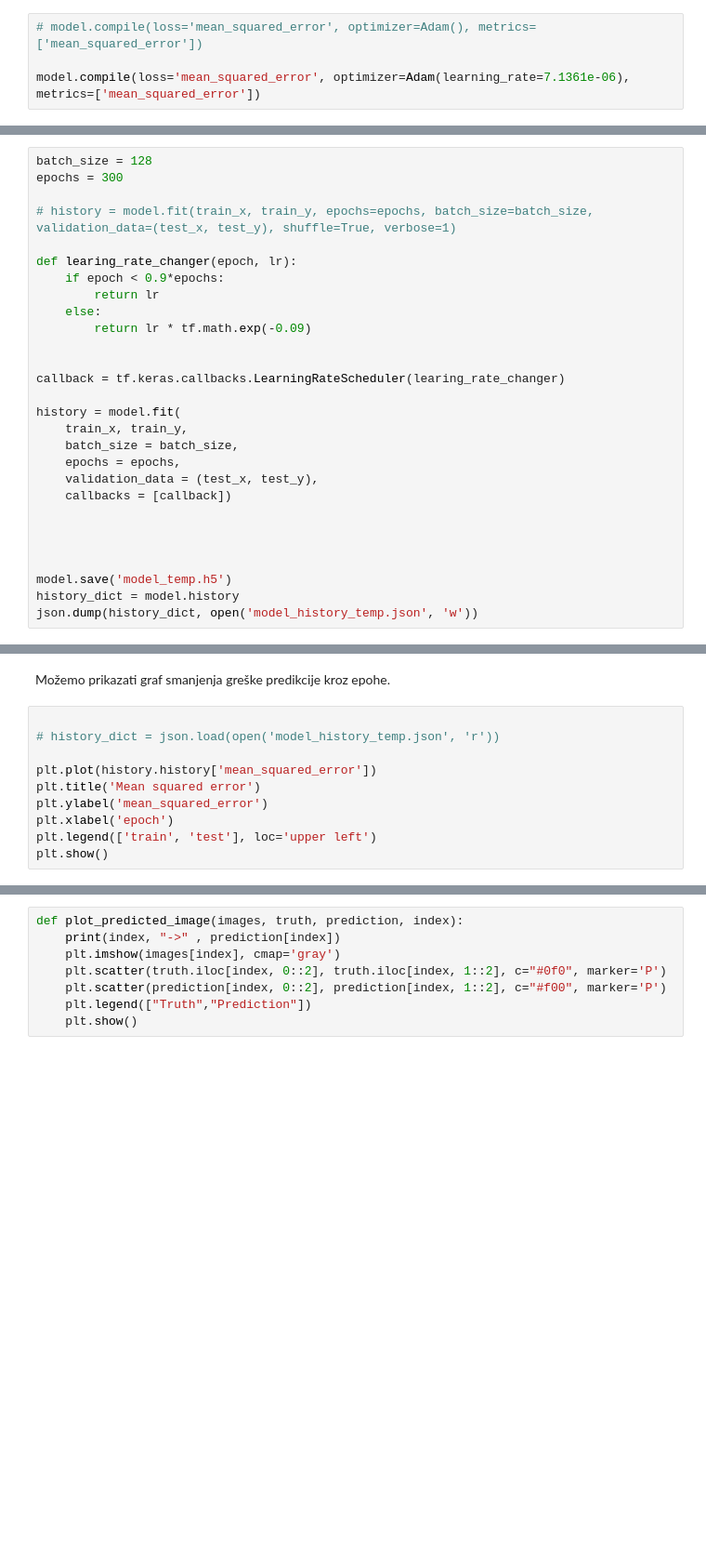
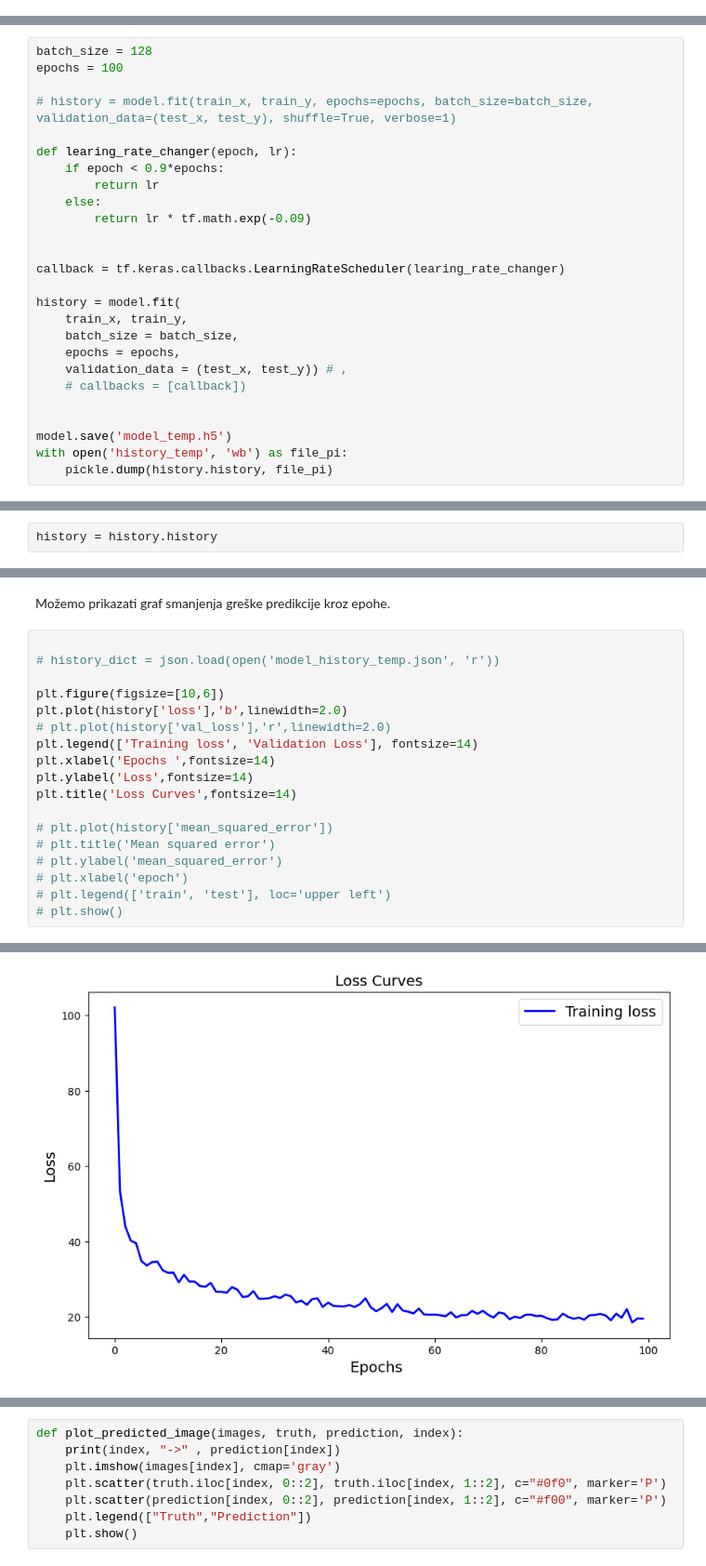
Before and after one commit to tonipolanec/Facial-landmarks-detection-system, a Jupyter notebook: code/project_progress.ipynb, the cells around one changed output, grey strips where cells are left out. Shown at 93% size. Cells and saved outputs as stored; diff of their text form; blank space fills up the shorter version.

```diff
--- a/code/project_progress.ipynb
+++ b/code/project_progress.ipynb
@@ -490,10 +495,6 @@ Total params: 4,829,526
 Trainable params: 4,829,332
 Non-trainable params: 194
 _________________________________________________________________
-# %%
-# model.compile(loss='mean_squared_error', optimizer=Adam(), metrics=['mean_squared_error'])
-
-model.compile(loss='mean_squared_error', optimizer=Adam(learning_rate=7.1361e-06), metrics=['mean_squared_error'])
 # %% [markdown]
 ### Model visualisation
 # %%
@@ -529,6 +528,6 @@ ValueError: ANN Visualizer: Layer not supported for visualizing
 # %%
 batch_size = 128
-epochs = 300
+epochs = 100
 
 # history = model.fit(train_x, train_y, epochs=epochs, batch_size=batch_size, validation_data=(test_x, test_y), shuffle=True, verbose=1)
 
@@ -545,13 +544,11 @@ history = model.fit(
     train_x, train_y,
     batch_size = batch_size,
     epochs = epochs,
-    validation_data = (test_x, test_y),
-    callbacks = [callback])
-
-
+    validation_data = (test_x, test_y)) # ,
+    # callbacks = [callback])
 
 
 model.save('model_temp.h5')
-history_dict = model.history
-json.dump(history_dict, open('model_history_temp.json', 'w'))
+with open('history_temp', 'wb') as file_pi:
+    pickle.dump(history.history, file_pi)
 # %% [output]
@@ -567,2 +581,4 @@ model = load_model('model_300epochs_128batch.h5')
+# %%
+history = history.history
 # %% [markdown]
 ---
@@ -572,10 +593,18 @@ Možemo prikazati graf smanjenja greške predikcije kroz epohe.
 
 # history_dict = json.load(open('model_history_temp.json', 'r'))
 
-plt.plot(history.history['mean_squared_error'])
-plt.title('Mean squared error')
-plt.ylabel('mean_squared_error')
-plt.xlabel('epoch')
-plt.legend(['train', 'test'], loc='upper left')
-plt.show()
+plt.figure(figsize=[10,6])
+plt.plot(history['loss'],'b',linewidth=2.0)
+# plt.plot(history['val_loss'],'r',linewidth=2.0)
+plt.legend(['Training loss', 'Validation Loss'], fontsize=14)
+plt.xlabel('Epochs ',fontsize=14)
+plt.ylabel('Loss',fontsize=14)
+plt.title('Loss Curves',fontsize=14)
+
+# plt.plot(history['mean_squared_error'])
+# plt.title('Mean squared error')
+# plt.ylabel('mean_squared_error')
+# plt.xlabel('epoch')
+# plt.legend(['train', 'test'], loc='upper left')
+# plt.show()
 # %% [output]
@@ -582,0 +612 @@ NameError: name 'history' is not defined
+[figure, added]
```
Also changed, not shown: parts of 19 cells of this notebook, 5 other files.
